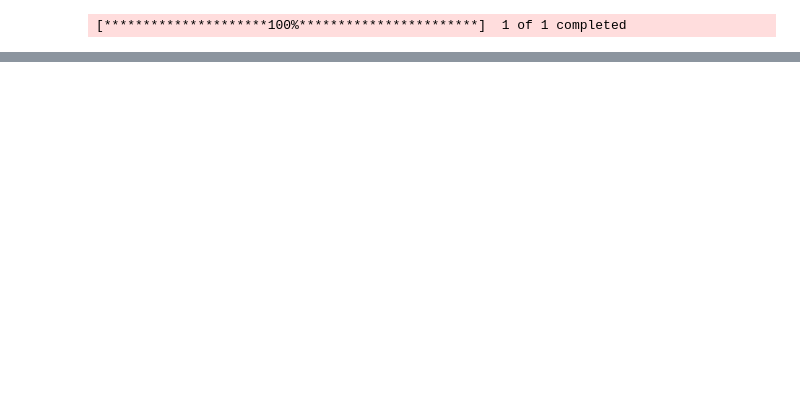
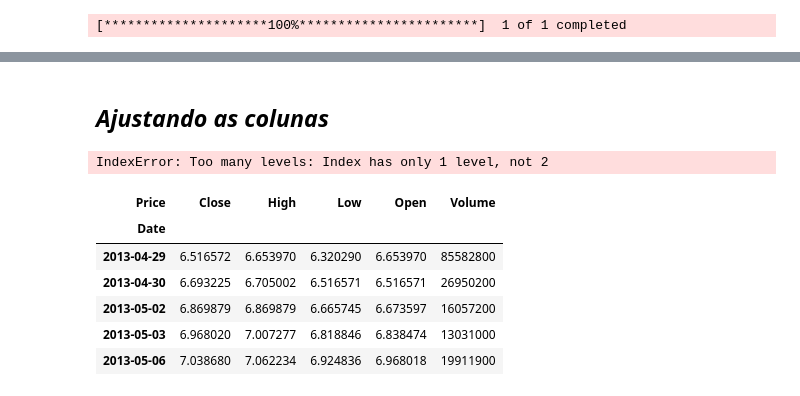
Before and after one commit to PortalDosDados/analise_financeira_python, a Jupyter notebook: main.ipynb, the cells around one changed output, grey strips where cells are left out. Cells and saved outputs as stored; diff of their text form; code cells hidden in the pictures; blank space fills up the shorter version.

```diff
--- a/main.ipynb
+++ b/main.ipynb
@@ -31,3 +32,17 @@ Date
+# %% [markdown]
+## _Ajustando as colunas_
 # %%
 # Remove o MultiIndex das colunas
-df.columns = df.columns.get_level_values(0)
+df.columns = df.columns.droplevel(1)
+# %% [output]
+IndexError: Too many levels: Index has only 1 level, not 2
+# %%
+df.head()
+# %% [output]
+| Price | Close | High | Low | Open | Volume |
+| Date |  |  |  |  |  |
+| 2013-04-29 | 6.516572 | 6.653970 | 6.320290 | 6.653970 | 85582800 |
+| 2013-04-30 | 6.693225 | 6.705002 | 6.516571 | 6.516571 | 26950200 |
+| 2013-05-02 | 6.869879 | 6.869879 | 6.665745 | 6.673597 | 16057200 |
+| 2013-05-03 | 6.968020 | 7.007277 | 6.818846 | 6.838474 | 13031000 |
+| 2013-05-06 | 7.038680 | 7.062234 | 6.924836 | 6.968018 | 19911900 |
```
Also changed, not shown: parts of 6 cells of this notebook, 1 other file.
